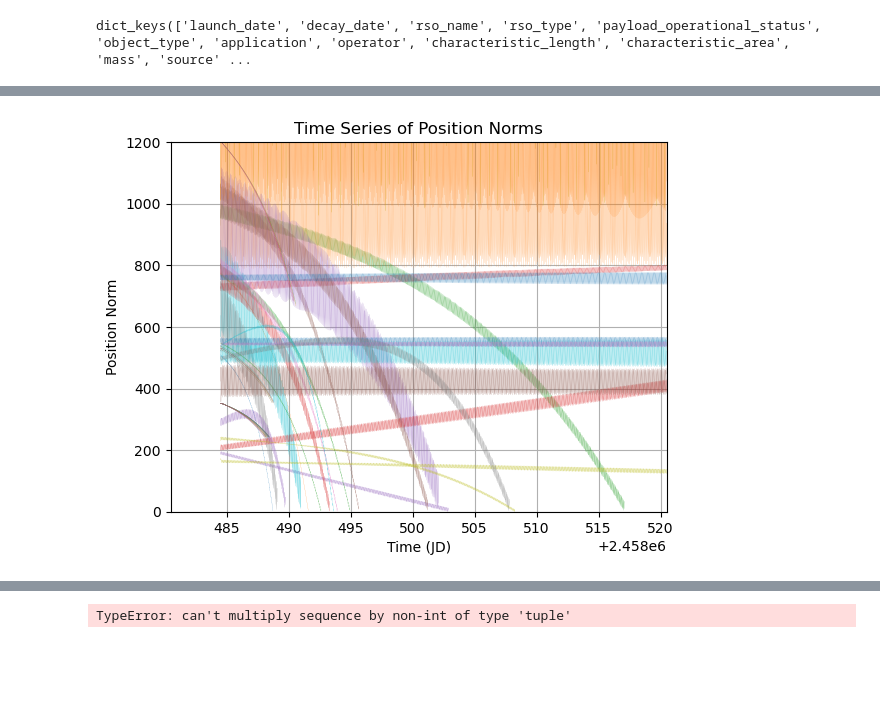
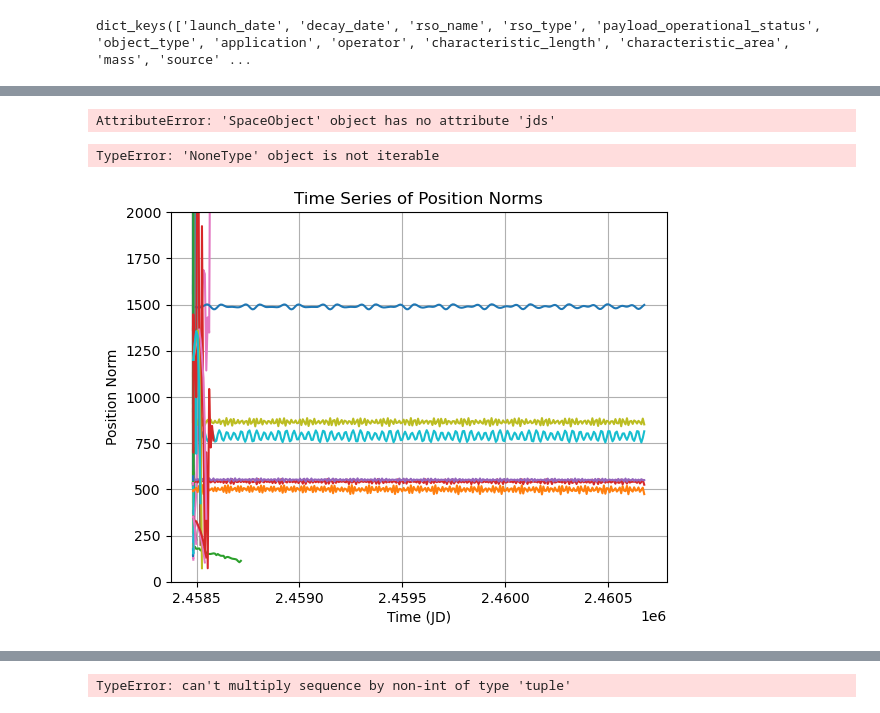
Before and after one commit to ucl-sgnl/FSPSimulator, a Jupyter notebook: src/Visualisation.ipynb, the cells around one changed output, grey strips where cells are left out. Saved outputs shown, nothing was run; the diff lists cells and outputs as text; code cells hidden in the pictures; blank space fills up the shorter version.

```diff
--- a/src/Visualisation.ipynb
+++ b/src/Visualisation.ipynb
@@ -29,7 +29,8 @@ def load_file(simName):
         # Load the data from the pickle file
         data = pickle.load(f)
         return data
-new_satcat = load_file('oneweb_starlink') #load in the catalog
-spaceobjects = (new_satcat.Catalogue) # Select the Catalogue attribute to get just the list of SpaceObjects
-print(len(spaceobjects))
+spaceobjects1 = load_file('oneweb_starlink_batch_1') #load in the catalog
+spaceobjects2 = load_file('oneweb_starlink_batch_2') #load in the catalog
+print(len(spaceobjects1))
+print(len(spaceobjects2))
 # %% [output]
@@ -37,2 +39,5 @@ print(len(spaceobjects))
+# %%
+#combine spaceobjects1 and spaceobjects2
+spaceobjects = spaceobjects1.append(spaceobjects2)
 # %%
 #attributes of the first space object
@@ -40,2 +45,5 @@ print(spaceobjects[0].__dict__.keys())
 # %% [output]
 dict_keys(['launch_date', 'decay_date', 'rso_name', 'rso_type', 'payload_operational_status', 'object_type', 'application', 'operator', 'characteristic_length', 'characteristic_area', 'mass', 'source' ...
+# %%
+for sat in spaceobjects2:
+    print(sat.rso_name)
@@ -41,0 +68,18 @@ dict_keys(['launch_date', 'decay_date', 'rso_name', 'rso_type', 'payload_operati
+# %%
+#now a histogram of all the launch dates and all the decay dates
+launch_dates = []
+decay_dates = []
+for sat in spaceobjects1:
+    launch_dates.append(sat.launch_date)
+    decay_dates.append(sat.decay_date)
+plt.hist(launch_dates, bins=100)
+plt.title("Launch Dates")
+plt.xlabel("Year")
+plt.ylabel("Number of Satellites")
+plt.show()
+
+plt.hist(decay_dates, bins=100)
+plt.title("Decay Dates")
+plt.xlabel("Year")
+plt.ylabel("Number of Satellites")
+plt.show()
@@ -42,24 +89,42 @@ dict_keys(['launch_date', 'decay_date', 'rso_name', 'rso_type', 'payload_operati
+# %%
+#if the rso_name contains "starlink", then plot its launch date and decay date
+for space_object in spaceobjects1:
+    if "starlink" in space_object.rso_name.lower():
+        plt.plot(space_object.ephemeris[:], space_object.altitudes, label=space_object.rso_name)
+        plt.axvline(space_object.launch_date, color='r', linestyle='--')
+        plt.axvline(space_object.decay_date, color='r', linestyle='--')
+        plt.legend()
+        plt.xlabel('Julian Date')
+        plt.ylabel('Altitude (km)')
+        plt.title('Altitude vs. Time')
+        plt.show()
+# %% [output]
+AttributeError: 'SpaceObject' object has no attribute 'jds'
+# %%
+#print the rso_names of the space objects in the current batch
+print([space_object.rso_name for space_object in spaceobjects])
+# %% [output]
+TypeError: 'NoneType' object is not iterable
 # %%
-for sat in spaceobjects:
+for sat in spaceobjects1:
     times = [entry[0] for entry in sat.ephemeris]
     positions = [entry[1] for entry in sat.ephemeris]
 
     # Calculate the norms of the positions
     norms = [np.linalg.norm(pos)-6378.137 for pos in positions]
 
     # Plot
-    plt.plot(times, norms, label="Satellite", linewidth=0.1)
+    plt.plot(times, norms, label="Satellite")
 
 plt.xlabel("Time (JD)")
 plt.ylabel("Position Norm")
-plt.ylim(0,1200)
-plt.xlim(2458480.5,2458520.5)
 plt.title("Time Series of Position Norms")
+plt.ylim(0, 2000)
 # plt.legend()
 plt.grid(True)
 plt.show()
 # %% [output]
-[figure, old version]
+[figure, new version]
 # %%
 import numpy as np
 
```
Also changed, not shown: parts of 6 cells of this notebook, 1 other file.
